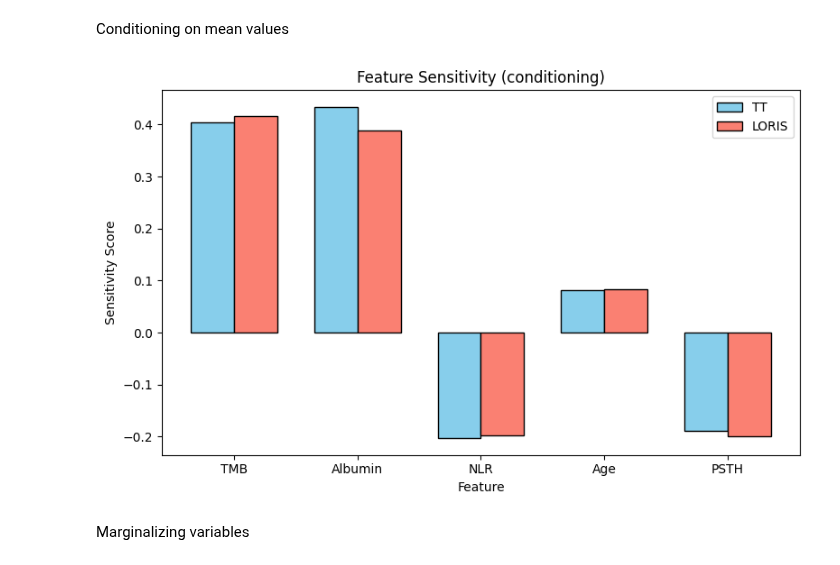
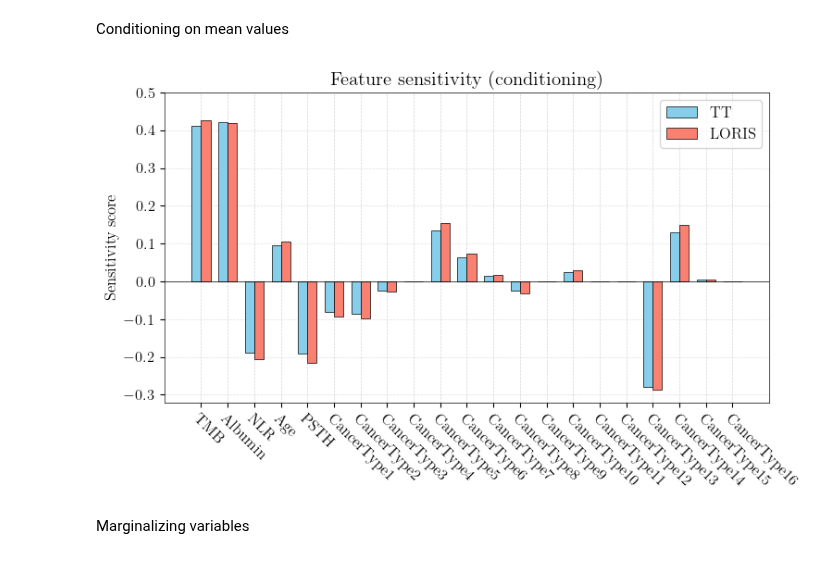
Before and after one commit to joserapa98/tns4loris, a Jupyter notebook: interpretability/interpretability.ipynb, the cells around one changed output. Saved outputs shown, nothing was run; the diff lists cells and outputs as text; code cells hidden in the pictures.

```diff
--- a/interpretability/interpretability.ipynb
+++ b/interpretability/interpretability.ipynb
@@ -561,29 +583,56 @@ for feat in aux_features:
-# %%
-# Bar plot setup
-x = torch.arange(len(aux_features))  # label locations
-width = 0.35  # width of the bars
-
-# Replace label just for plotting
-plot_labels = ['PSTH' if feat == 'Systemic_therapy_history' else feat
-               for feat in aux_features]
-
-fig, ax = plt.subplots(figsize=(8, 5))
-bars1 = ax.bar(x - width/2, tt_scores, width,
-               label='TT', color='skyblue', edgecolor='black')
-bars2 = ax.bar(x + width/2, lr_scores, width,
-               label='LORIS', color='salmon', edgecolor='black')
-
-# Axes settings
-ax.set_xlabel('Feature')
-ax.set_ylabel('Sensitivity Score')
-ax.set_title('Feature Sensitivity (conditioning)')
-ax.set_xticks(x)
-ax.set_xticklabels(plot_labels)
-ax.legend()
-plt.tight_layout()
-plt.show()
-# %% [output]
-[figure, removed]
+# %%
+# Collect sensitivity scores
+lr_scores = []
+tt_scores = []
+for feat in featuresNA:
+    lr_scores.append(feature_sensitivity_cond(feat, lr_model, xt_train,
+                                              featuresNA, scalers_train))
+    tt_scores.append(feature_sensitivity_cond(feat, tt_model, xt_train,
+                                              featuresNA, scalers_train))
+# %%
+# Bar plot setup
+x = torch.arange(len(featuresNA))  # label locations
+width = 0.35  # width of the bars
+
+fig, ax = plt.subplots(figsize=(8, 5))
+bars1 = ax.bar(x - width/2, tt_scores, width,
+               label='TT', color='skyblue', edgecolor='black', linewidth=0.5)
+bars2 = ax.bar(x + width/2, lr_scores, width,
+               label='LORIS', color='salmon', edgecolor='black', linewidth=0.5)
+
+# Axes settings
+# ax.set_xlabel('Feature')
+ax.set_ylabel('Sensitivity score')
+ax.set_title('Feature sensitivity (conditioning)')
+ax.set_xticks(x)
+ax.set_xticklabels([plot_labels[feat] for feat in featuresNA],
+                   rotation=-45, ha='left', rotation_mode='anchor')
+ax.legend(loc='upper right')
+
+# Horizontal line at y=0
+ax.axhline(0, color='black', linewidth=0.5)
+
+# Vertical lines at each x-tick
+for xpos in x:
+    ax.axvline(x=xpos, color='lightgrey',
+               linestyle='--', linewidth=0.5, alpha=1, zorder=-1)
+
+# Y-ticks every 0.1
+ymin, ymax = ax.get_ylim()
+yticks = np.arange(round(ymin,1), round(ymax+0.1,1), 0.1)
+ax.set_yticks(yticks)
+
+# Horizontal grey lines at each y-tick
+for y in yticks:
+    ax.axhline(y=y, color='lightgrey',
+               linestyle='--', linewidth=0.5, alpha=0.7, zorder=-1)
+
+plt.tight_layout()
+plt.savefig(os.path.join(figures_dir, 'feat_sensitivity_cond.pdf'),
+            bbox_inches='tight')
+plt.show()
+# %% [output]
+[figure, added]
 # %% [markdown]
 Marginalizing variables
 # %%
```
Also changed, not shown: parts of 29 cells of this notebook, 6 other files.
